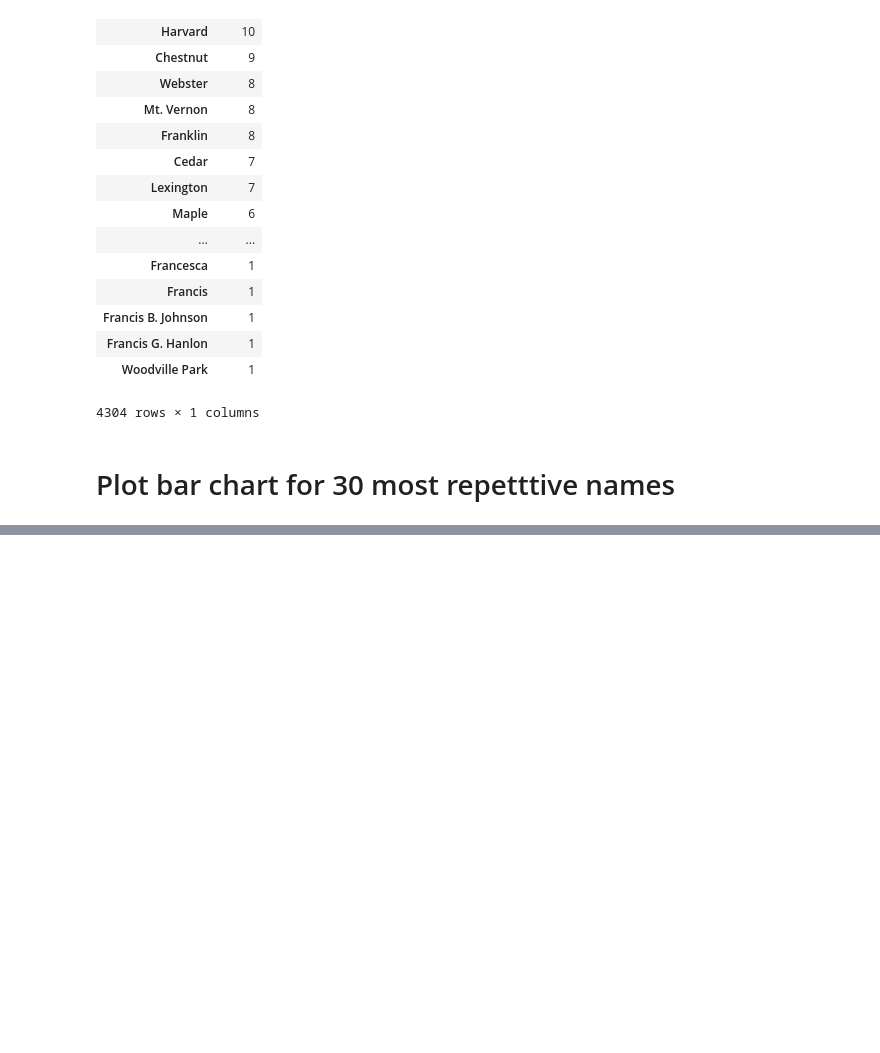
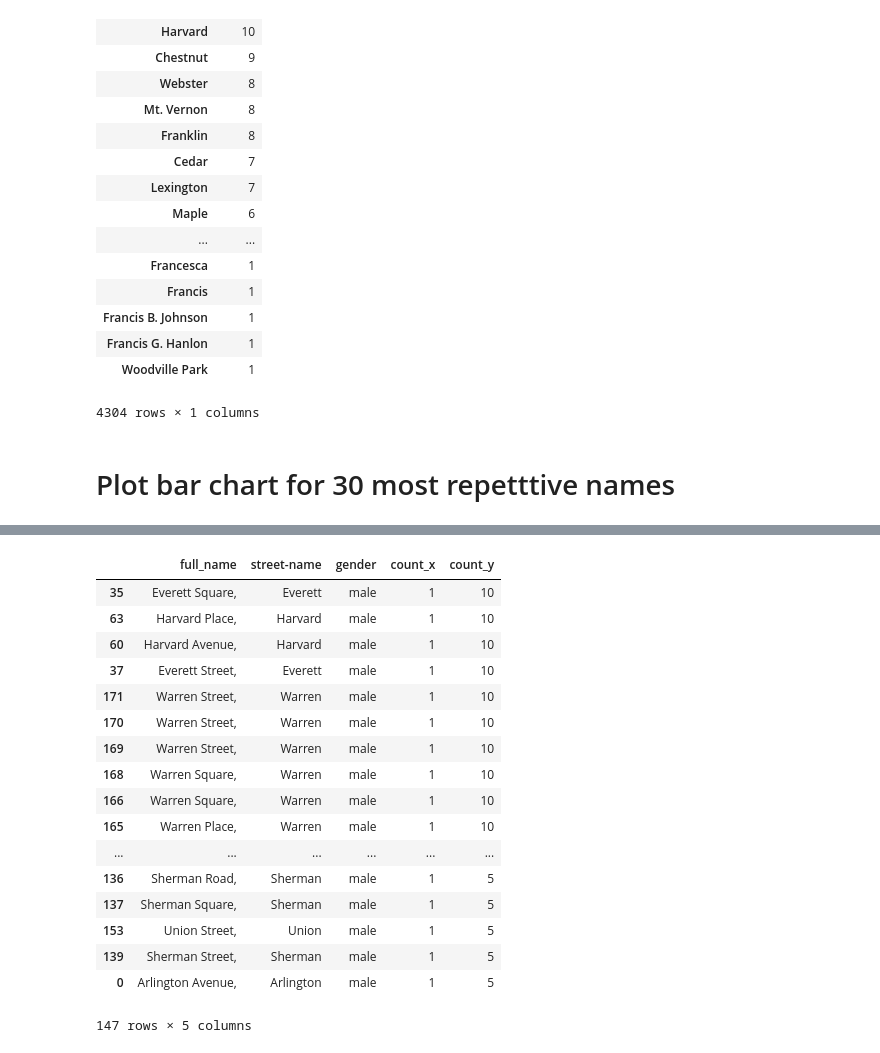
Before and after one commit to lliu42/506-project, a Jupyter notebook: Untitled.ipynb, the cells around one changed output, grey strips where cells are left out. Saved outputs shown, nothing was run; the diff lists cells and outputs as text; code cells hidden in the pictures; blank space fills up the shorter version.

```diff
--- a/Untitled.ipynb
+++ b/Untitled.ipynb
@@ -311,3 +292,25 @@ plt.show()
+# %%
+top_male_names = top_male_names.sort_values(by=['count_y'], ascending=False)
+top_male_names
+# %% [output]
+|  | full_name | street-name | gender | count_x | count_y |
+| 35 | Everett Square, | Everett | male | 1 | 10 |
+| 63 | Harvard Place, | Harvard | male | 1 | 10 |
+| 60 | Harvard Avenue, | Harvard | male | 1 | 10 |
+| 37 | Everett Street, | Everett | male | 1 | 10 |
+| 171 | Warren Street, | Warren | male | 1 | 10 |
+| 170 | Warren Street, | Warren | male | 1 | 10 |
+| 169 | Warren Street, | Warren | male | 1 | 10 |
+| 168 | Warren Square, | Warren | male | 1 | 10 |
+| 166 | Warren Square, | Warren | male | 1 | 10 |
+| 165 | Warren Place, | Warren | male | 1 | 10 |
+| ... | ... | ... | ... | ... | ... |
+| 136 | Sherman Road, | Sherman | male | 1 | 5 |
+| 137 | Sherman Square, | Sherman | male | 1 | 5 |
+| 153 | Union Street, | Union | male | 1 | 5 |
+| 139 | Sherman Street, | Sherman | male | 1 | 5 |
+| 0 | Arlington Avenue, | Arlington | male | 1 | 5 |
+147 rows × 5 columns
 # %%
 import random
 number_of_colors = 20
```
Also changed, not shown: parts of 8 cells of this notebook.
